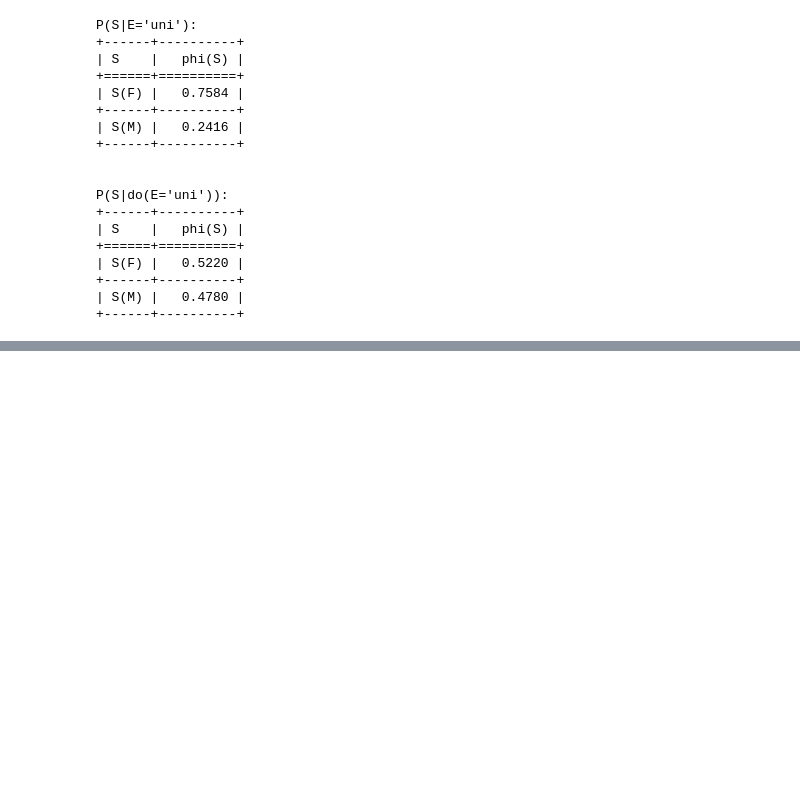
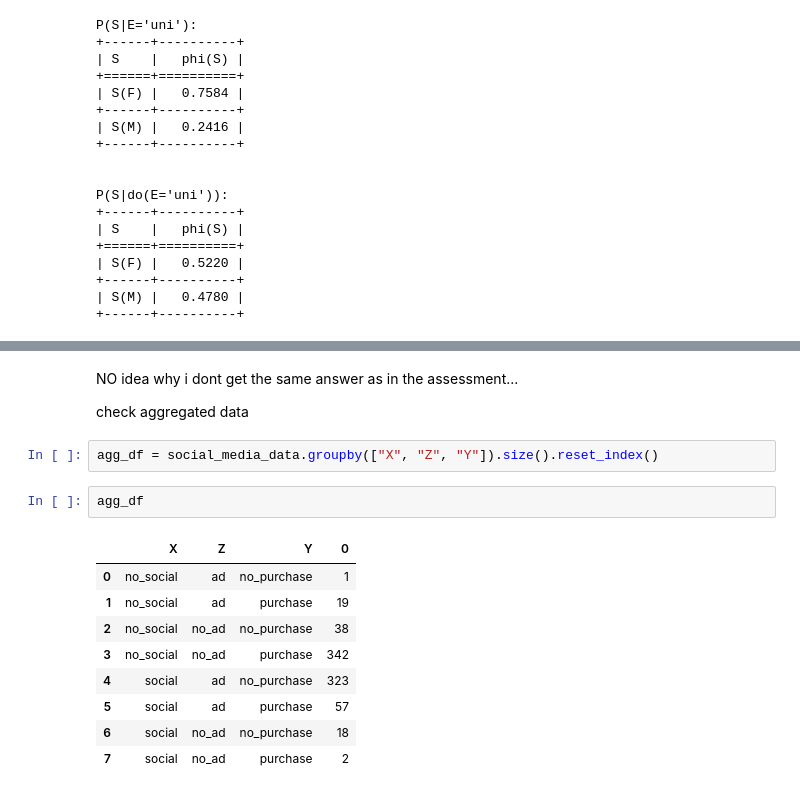
Before and after one commit to DrEntropy/causalML, a Jupyter notebook: rons_work/Week4_assessment.ipynb, the cells around one changed output, grey strips where cells are left out. Cells and saved outputs as stored; diff of their text form; blank space fills up the shorter version.

```diff
--- a/rons_work/Week4_assessment.ipynb
+++ b/rons_work/Week4_assessment.ipynb
@@ -105,0 +236,18 @@ P(S|do(E='uni')):
+# %% [markdown]
+NO idea why i dont get the same answer as in the assessment...
+
+check aggregated data
+# %%
+agg_df = social_media_data.groupby(["X", "Z", "Y"]).size().reset_index()
+# %%
+agg_df
+# %% [output]
+|  | X | Z | Y | 0 |
+| 0 | no_social | ad | no_purchase | 1 |
+| 1 | no_social | ad | purchase | 19 |
+| 2 | no_social | no_ad | no_purchase | 38 |
+| 3 | no_social | no_ad | purchase | 342 |
+| 4 | social | ad | no_purchase | 323 |
+| 5 | social | ad | purchase | 57 |
+| 6 | social | no_ad | no_purchase | 18 |
+| 7 | social | no_ad | purchase | 2 |
```
Also changed, not shown: parts of 9 cells of this notebook, 2 other files.
